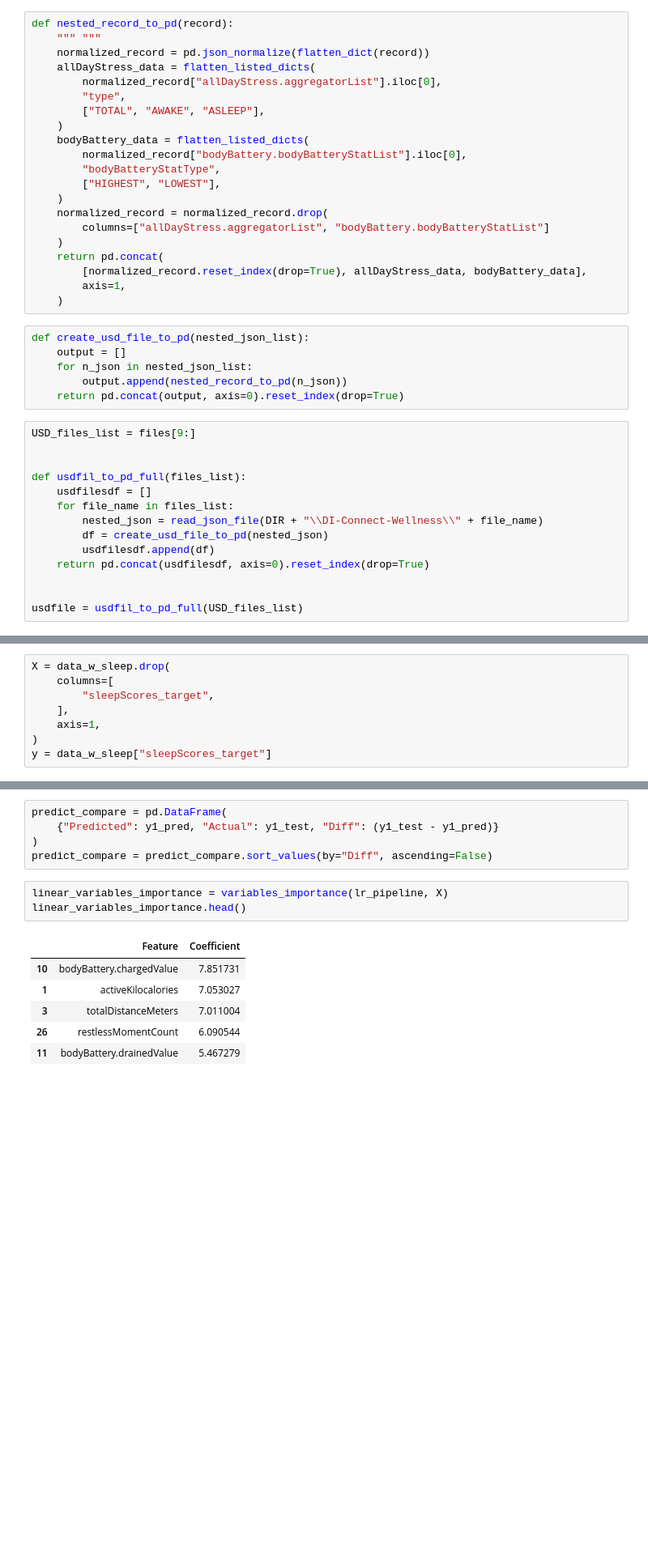
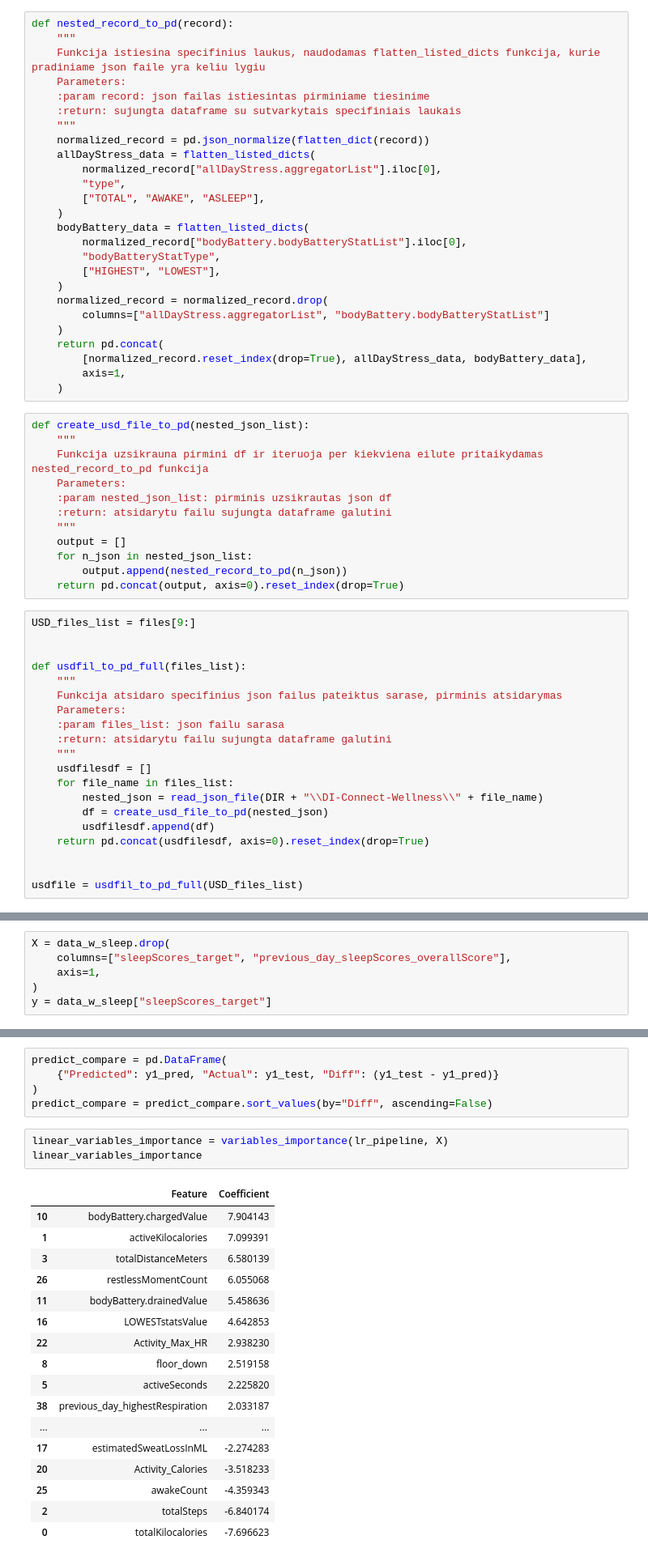
Before and after one commit to justinagud/Garmin_project, a Jupyter notebook: baigiamasis_Justina_G.ipynb, the cells around one changed output, grey strips where cells are left out. Shown at 81% size. Cells and saved outputs as stored; diff of their text form; blank space fills up the shorter version.

```diff
--- a/baigiamasis_Justina_G.ipynb
+++ b/baigiamasis_Justina_G.ipynb
@@ -224,7 +238,12 @@ def flatten_listed_dicts(list_dicts, col_name, col_values):
     return pd.concat(output, axis=1)
 # %%
 def nested_record_to_pd(record):
-    """ """
+    """
+    Funkcija istiesina specifinius laukus, naudodamas flatten_listed_dicts funkcija, kurie pradiniame json faile yra keliu lygiu
+    Parameters:
+    :param record: json failas istiesintas pirminiame tiesinime
+    :return: sujungta dataframe su sutvarkytais specifiniais laukais
+    """
     normalized_record = pd.json_normalize(flatten_dict(record))
     allDayStress_data = flatten_listed_dicts(
         normalized_record["allDayStress.aggregatorList"].iloc[0],
@@ -245,6 +264,12 @@ def nested_record_to_pd(record):
     )
 # %%
 def create_usd_file_to_pd(nested_json_list):
+    """
+    Funkcija uzsikrauna pirmini df ir iteruoja per kiekviena eilute pritaikydamas nested_record_to_pd funkcija
+    Parameters:
+    :param nested_json_list: pirminis uzsikrautas json df
+    :return: atsidarytu failu sujungta dataframe galutini
+    """
     output = []
     for n_json in nested_json_list:
         output.append(nested_record_to_pd(n_json))
@@ -254,6 +279,12 @@ USD_files_list = files[9:]
 
 
 def usdfil_to_pd_full(files_list):
+    """
+    Funkcija atsidaro specifinius json failus pateiktus sarase, pirminis atsidarymas
+    Parameters:
+    :param files_list: json failu sarasa
+    :return: atsidarytu failu sujungta dataframe galutini
+    """
     usdfilesdf = []
     for file_name in files_list:
         nested_json = read_json_file(DIR + "\\DI-Connect-Wellness\\" + file_name)
@@ -1051,9 +1137,7 @@ data_w_sleep = drop_highly_correlated_features(
 )
 # %%
 X = data_w_sleep.drop(
-    columns=[
-        "sleepScores_target",
-    ],
+    columns=["sleepScores_target", "previous_day_sleepScores_overallScore"],
     axis=1,
 )
 y = data_w_sleep["sleepScores_target"]
@@ -1181,14 +1265,25 @@ predict_compare = pd.DataFrame(
 predict_compare = predict_compare.sort_values(by="Diff", ascending=False)
 # %%
 linear_variables_importance = variables_importance(lr_pipeline, X)
-linear_variables_importance.head()
+linear_variables_importance
 # %% [output]
 |  | Feature | Coefficient |
-| 10 | bodyBattery.chargedValue | 7.851731 |
-| 1 | activeKilocalories | 7.053027 |
-| 3 | totalDistanceMeters | 7.011004 |
-| 26 | restlessMomentCount | 6.090544 |
-| 11 | bodyBattery.drainedValue | 5.467279 |
+| 10 | bodyBattery.chargedValue | 7.904143 |
+| 1 | activeKilocalories | 7.099391 |
+| 3 | totalDistanceMeters | 6.580139 |
+| 26 | restlessMomentCount | 6.055068 |
+| 11 | bodyBattery.drainedValue | 5.458636 |
+| 16 | LOWESTstatsValue | 4.642853 |
+| 22 | Activity_Max_HR | 2.938230 |
+| 8 | floor_down | 2.519158 |
+| 5 | activeSeconds | 2.225820 |
+| 38 | previous_day_highestRespiration | 2.033187 |
+| ... | ... | ... |
+| 17 | estimatedSweatLossInML | -2.274283 |
+| 20 | Activity_Calories | -3.518233 |
+| 25 | awakeCount | -4.359343 |
+| 2 | totalSteps | -6.840174 |
+| 0 | totalKilocalories | -7.696623 |
 # %% [markdown]
 Variables importance interpretavimas:
 Teigimas koeficientas: Padidėjus savybės reikšmei padidėja ir tikslinės vertės reikšmė, įtaka teigiama.
```
Also changed, not shown: parts of 38 cells of this notebook.
